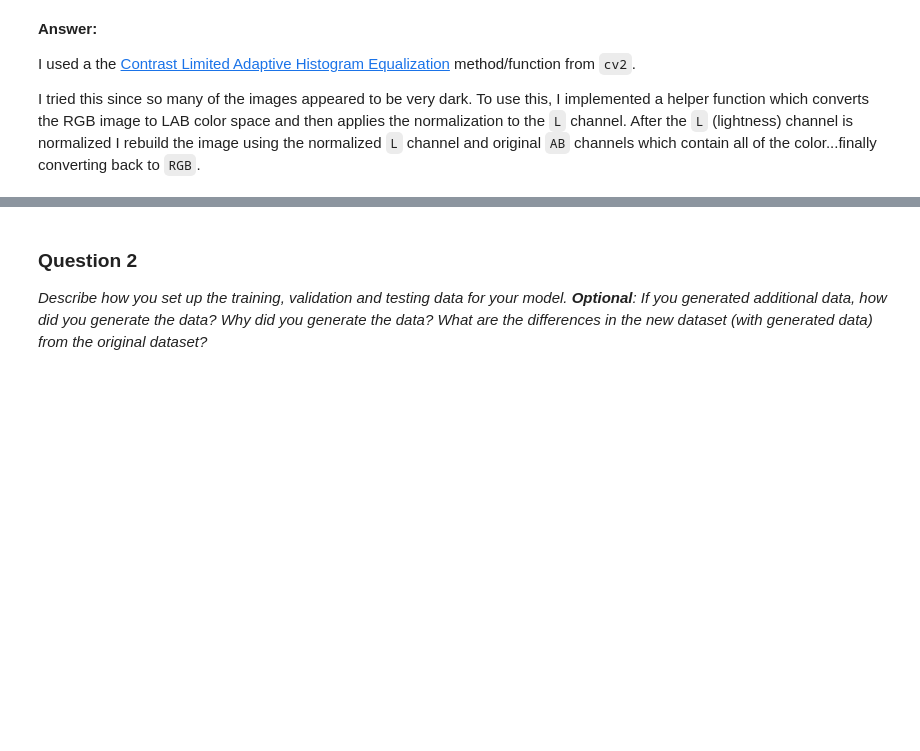
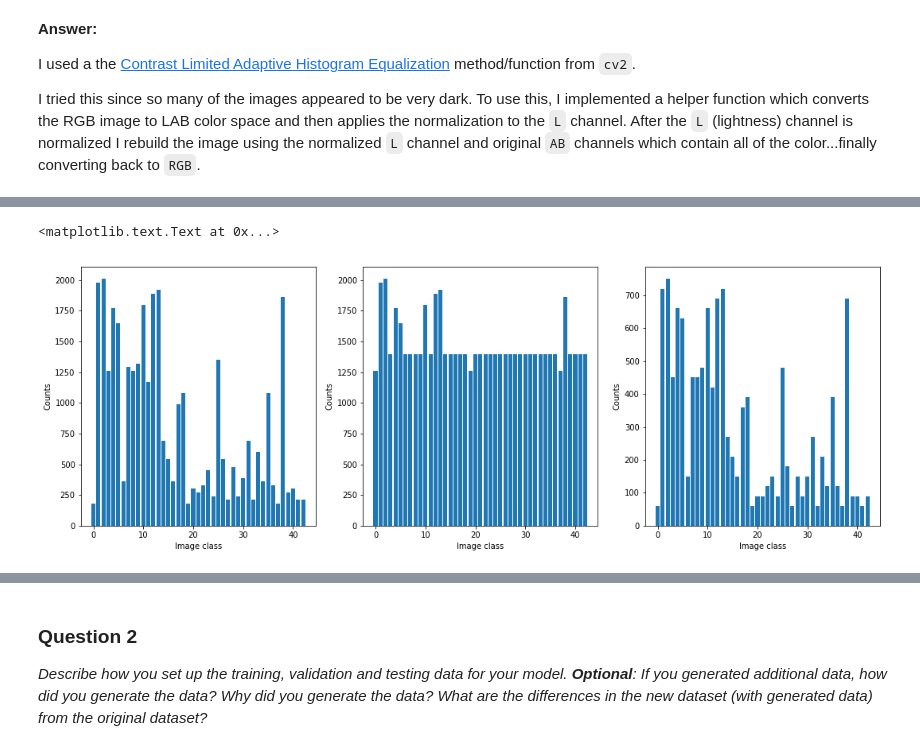
Before and after one commit to brianz/udacity-sdc-p2, a Jupyter notebook: Traffic_Sign_Classifier2.ipynb, the cells around one changed output, grey strips where cells are left out. Saved outputs shown, nothing was run; the diff lists cells and outputs as text; code cells hidden in the pictures; blank space fills up the shorter version.

```diff
--- a/Traffic_Sign_Classifier2.ipynb
+++ b/Traffic_Sign_Classifier2.ipynb
@@ -280,0 +360,20 @@ num test images:  37890
+# %%
+all_training = np.append(normalized_x_train, train_rotated_images, axis=0)
+all_training_labels = np.append(y_train_orig, train_rotated_labels)
+
+fig, (ax1, ax2, ax3) = plt.subplots(1, 3, figsize=(18, 6))
+
+ax1.bar(*get_counts(y_train_orig))
+ax1.set_xlabel('Image class')
+ax1.set_ylabel('Counts')
+
+ax2.bar(*get_counts(all_training_labels))
+ax2.set_xlabel('Image class')
+ax2.set_ylabel('Counts')
+
+ax3.bar(*get_counts(y_test_orig))
+ax3.set_xlabel('Image class')
+ax3.set_ylabel('Counts')
+# %% [output]
+<matplotlib.text.Text at 0x...>
+[figure, added]
```
Also changed, not shown: parts of 23 cells of this notebook.
